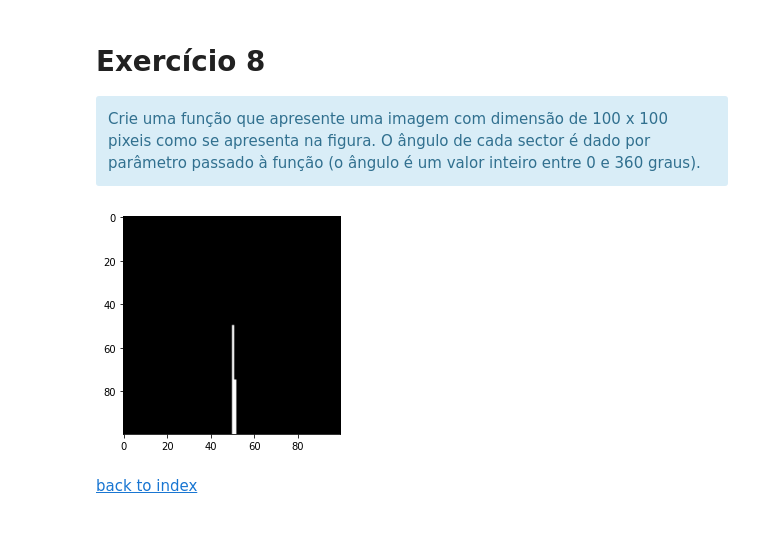
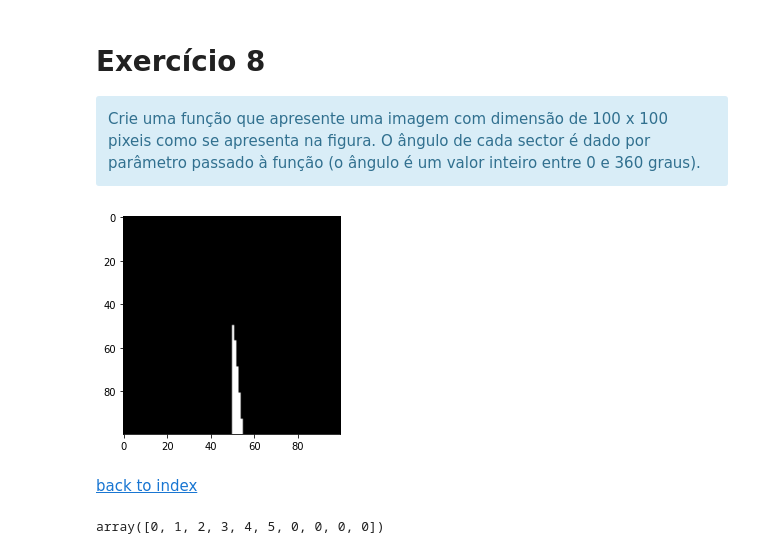
Before and after one commit to aquintelaoliveira/csm-leim-leic-2021sv, a Jupyter notebook: csm_env/_notebooks/trab-1/trab-1.ipynb, the cells around one changed output. Saved outputs shown, nothing was run; the diff lists cells and outputs as text; code cells hidden in the pictures.

```diff
--- a/csm_env/_notebooks/trab-1/trab-1.ipynb
+++ b/csm_env/_notebooks/trab-1/trab-1.ipynb
@@ -172,19 +187,20 @@ Aplique esta função à imagem em tons de cinzento que está na variável x_img
 # %%
 def dither(img):
     output = np.copy(img)
-    for y in range(0, img.shape[1]-1):
-        for x in range(0, img.shape[0]-1):
+    for y in range(0, img.shape[1]):
+        for x in range(0, img.shape[0]):
             newPixel = round(output[x][y] / 255)
-            # widespread error to adjacent pixels
-            quant_error = output[x][y] - newPixel
-            output[x + 1][y    ] += quant_error * 7 / 16
-            output[x - 1][y + 1] += quant_error * 3 / 16
-            output[x    ][y + 1] += quant_error * 5 / 16
-            output[x + 1][y + 1] += quant_error * 1 / 16
+            output[x][y] = newPixel
+            if(y < img.shape[1]-1 and x < img.shape[0]-1):
+                # widespread error to adjacent pixels
+                quant_error = output[x][y] - newPixel
+                output[x + 1][y    ] += quant_error * 7 / 16
+                output[x - 1][y + 1] += quant_error * 3 / 16
+                output[x    ][y + 1] += quant_error * 5 / 16
+                output[x + 1][y + 1] += quant_error * 1 / 16
     return output
 
 y = dither(x_img_g)
-print(y)
-cv2.imshow("Dither", y)
+cv2.imshow("Dither", y*255)
 cv2.waitKey(0)
 cv2.destroyAllWindows()
@@ -232,29 +261,41 @@ Crie uma função que apresente uma imagem com dimensão de 100 x 100 pixeis com
 # %%
 import math
 
 def bresenhamLine(x0, y0, x1, y1, out):
     x = x0
     y = y0
     dX = x1 - x0
     dY = y1 - y0
     P = 2*dY-dX
 
     while x <= x1:
         out[x][y] = 1
-        x+=1
+        x += 1
         if P < 0:
-            P+=2*dY
+            P += 2*dY
         else:
-            P+=2*dY-2*dX
-            y+=1
+            P += 2*dY - 2*dX
+            y += 1
     return out
 
 out = np.zeros((100,100))
-for y in range(50,52):
-    bresenhamLine(50,50,99,y,out)
+# get image dimensions and calculate its center
+(h, w) = out.shape[:2]
+(cX, cY) = (w // 2, h // 2)
+
+for y in range(cY,55):
+    bresenhamLine(cX,cY,99,y,out)
 
 plt.imshow(out, cmap = 'gray');
 # %% [output]
-[figure, old version]
+[figure, new version]
 # %% [markdown]
 [back to index](#index)
+# %%
+import numpy as np
+a = np.arange(10)
+a> 5
+a[a>5]=0
+a
+# %% [output]
+array([0, 1, 2, 3, 4, 5, 0, 0, 0, 0])
```
Also changed, not shown: parts of 12 cells of this notebook, 4 other files.
